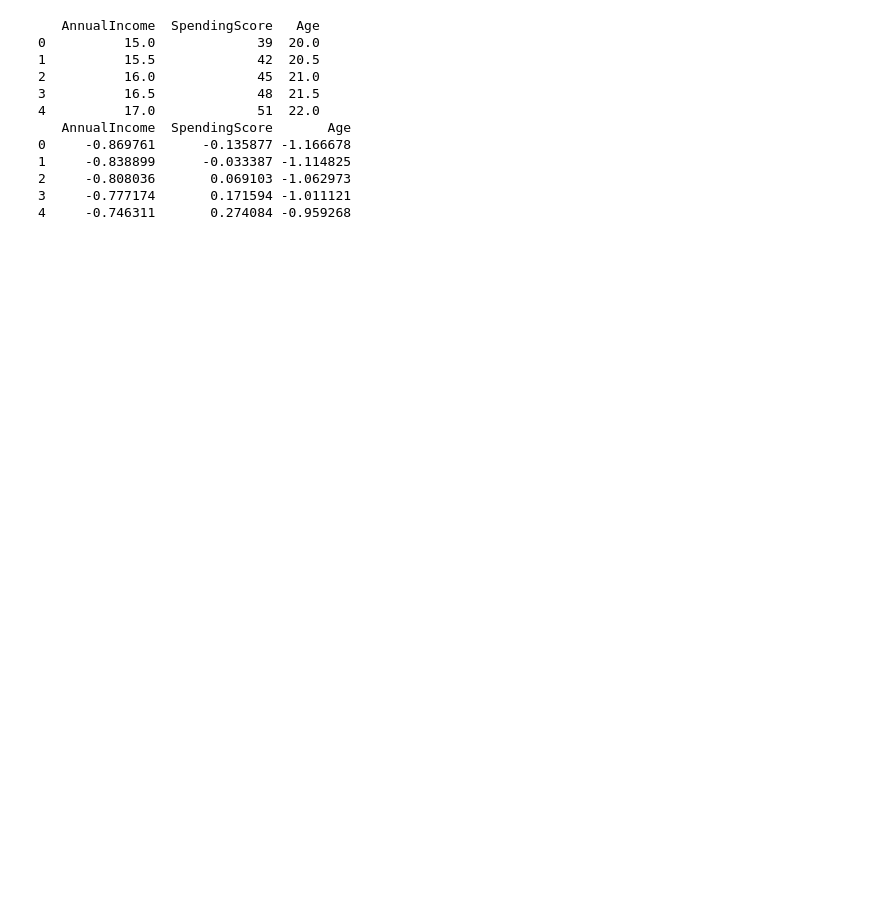
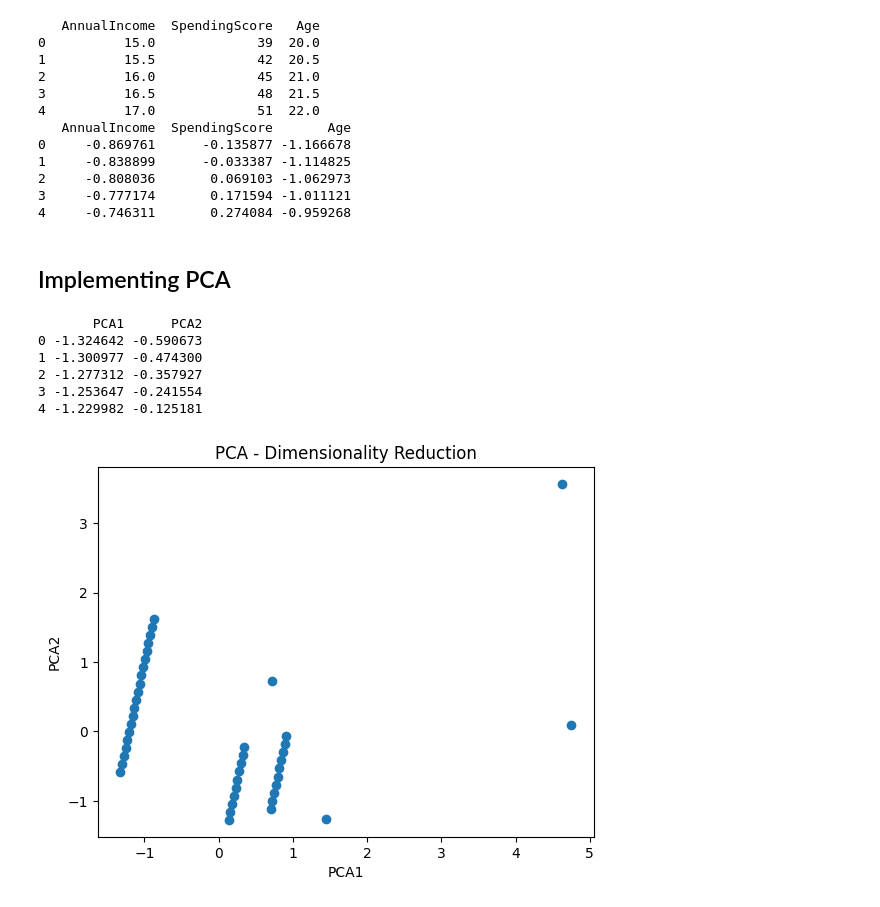
Before and after one commit to phdt-ikea/AI-and-Machine-Learning, a Jupyter notebook: AI and ML Algorithms and Techniques/Unsupervised learning/dimensionality_reduction_techniques.ipynb, the cells around one changed output. Drawn from its saved outputs; the diff is of its cells as text; code cells hidden in the pictures; blank space fills up the shorter version.

```diff
--- a/AI and ML Algorithms and Techniques/Unsupervised learning/dimensionality_reduction_techniques.ipynb
+++ b/AI and ML Algorithms and Techniques/Unsupervised learning/dimensionality_reduction_techniques.ipynb
@@ -90,3 +82,32 @@ print(df_pca.head())
 2     -0.808036       0.069103 -1.062973
 3     -0.777174       0.171594 -1.011121
 4     -0.746311       0.274084 -0.959268
+# %% [markdown]
+## Implementing PCA
+# %%
+# Step 5: Implementing PCA
+# Apply PCA to reduce dimensions from 3 to 2
+# n_components = 2: This reduces the dataset to two principal components
+# that capture the majority of the variance in the original data.
+pca = PCA(n_components=2)
+df_pca = pca.fit_transform(scaled)
+
+# Convert back to DataFrame for easy handling
+df_pca = pd.DataFrame(df_pca, columns=['PCA1', 'PCA2'])
+print(df_pca.head())
+
+# Step 6: Visualizing PCA results
+# Plot the PCA components
+plt.scatter(df_pca['PCA1'], df_pca['PCA2'])
+plt.title('PCA - Dimensionality Reduction')
+plt.xlabel('PCA1')
+plt.ylabel('PCA2')
+plt.show()
+# %% [output]
+       PCA1      PCA2
+0 -1.324642 -0.590673
+1 -1.300977 -0.474300
+2 -1.277312 -0.357927
+3 -1.253647 -0.241554
+4 -1.229982 -0.125181
+[figure, added]
```
Also changed, not shown: parts of 4 cells of this notebook, 2 other files.
